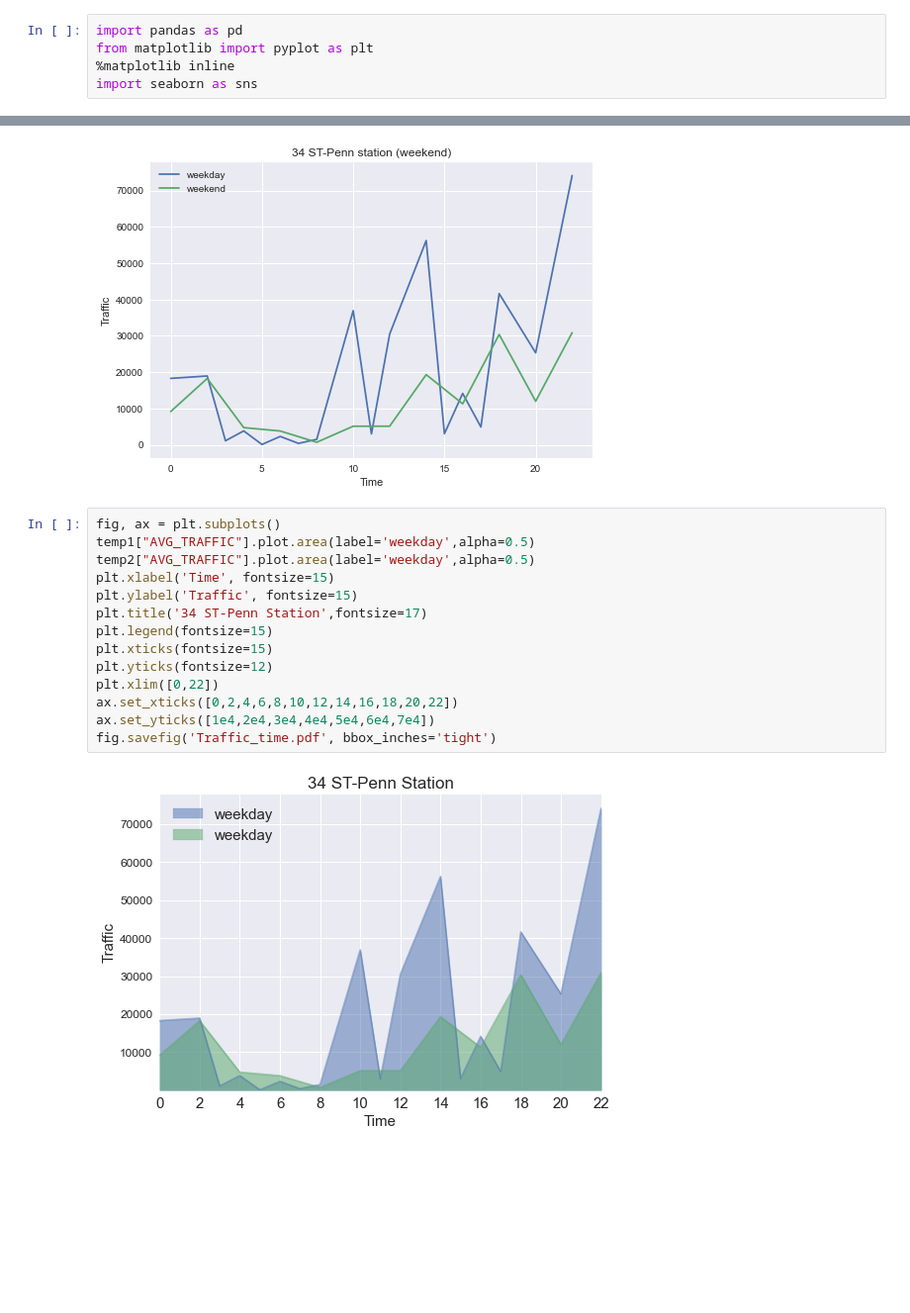
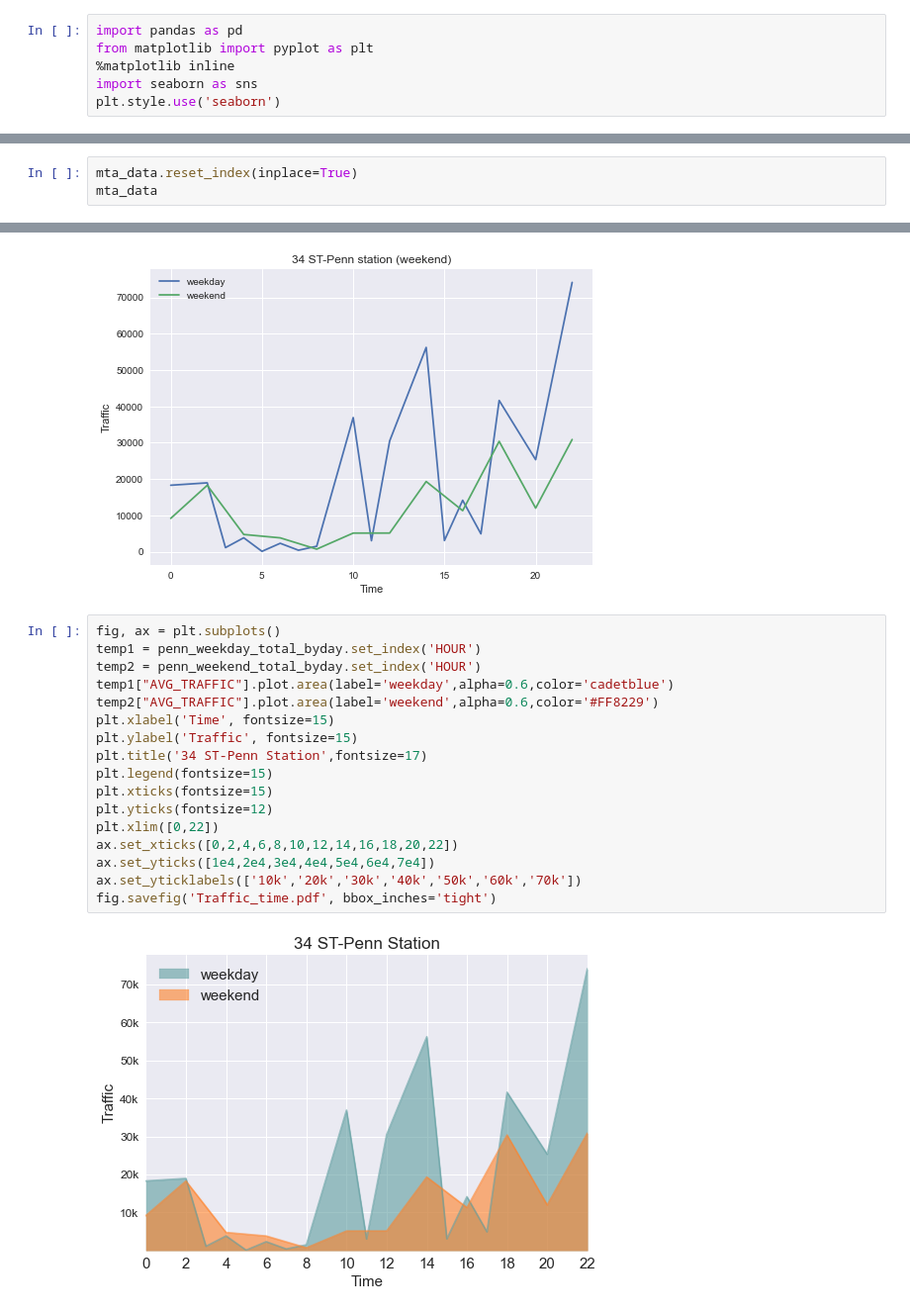
Before and after one commit to abarela13/onl_ds5_project_1, a Jupyter notebook: all_station.ipynb, the cells around one changed output, grey strips where cells are left out. Shown: that part at 99% size. Saved outputs shown, nothing was run; the diff lists cells and outputs as text; blank space fills up the shorter version.

```diff
--- a/all_station.ipynb
+++ b/all_station.ipynb
@@ -3,6 +3,7 @@ import pandas as pd
 from matplotlib import pyplot as plt
 %matplotlib inline
 import seaborn as sns
+plt.style.use('seaborn')
 # %% [markdown]
 ### Import data
 # %%
@@ -68,0 +61,3 @@ mta_data.head()
+# %%
+mta_data.reset_index(inplace=True)
+mta_data
@@ -349,17 +347,20 @@ Text(0, 0.5, 'Traffic')
 [figure]
 # %%
 fig, ax = plt.subplots()
-temp1["AVG_TRAFFIC"].plot.area(label='weekday',alpha=0.5)
-temp2["AVG_TRAFFIC"].plot.area(label='weekday',alpha=0.5)
+temp1 = penn_weekday_total_byday.set_index('HOUR')
+temp2 = penn_weekend_total_byday.set_index('HOUR')
+temp1["AVG_TRAFFIC"].plot.area(label='weekday',alpha=0.6,color='cadetblue')
+temp2["AVG_TRAFFIC"].plot.area(label='weekend',alpha=0.6,color='#FF8229')
 plt.xlabel('Time', fontsize=15)
 plt.ylabel('Traffic', fontsize=15)
 plt.title('34 ST-Penn Station',fontsize=17)
 plt.legend(fontsize=15)
 plt.xticks(fontsize=15)
 plt.yticks(fontsize=12)
 plt.xlim([0,22])
 ax.set_xticks([0,2,4,6,8,10,12,14,16,18,20,22])
 ax.set_yticks([1e4,2e4,3e4,4e4,5e4,6e4,7e4])
+ax.set_yticklabels(['10k','20k','30k','40k','50k','60k','70k'])
 fig.savefig('Traffic_time.pdf', bbox_inches='tight')
 # %% [output]
-[figure, old version]
+[figure, new version]
```
Also changed, not shown: parts of 38 cells of this notebook.
